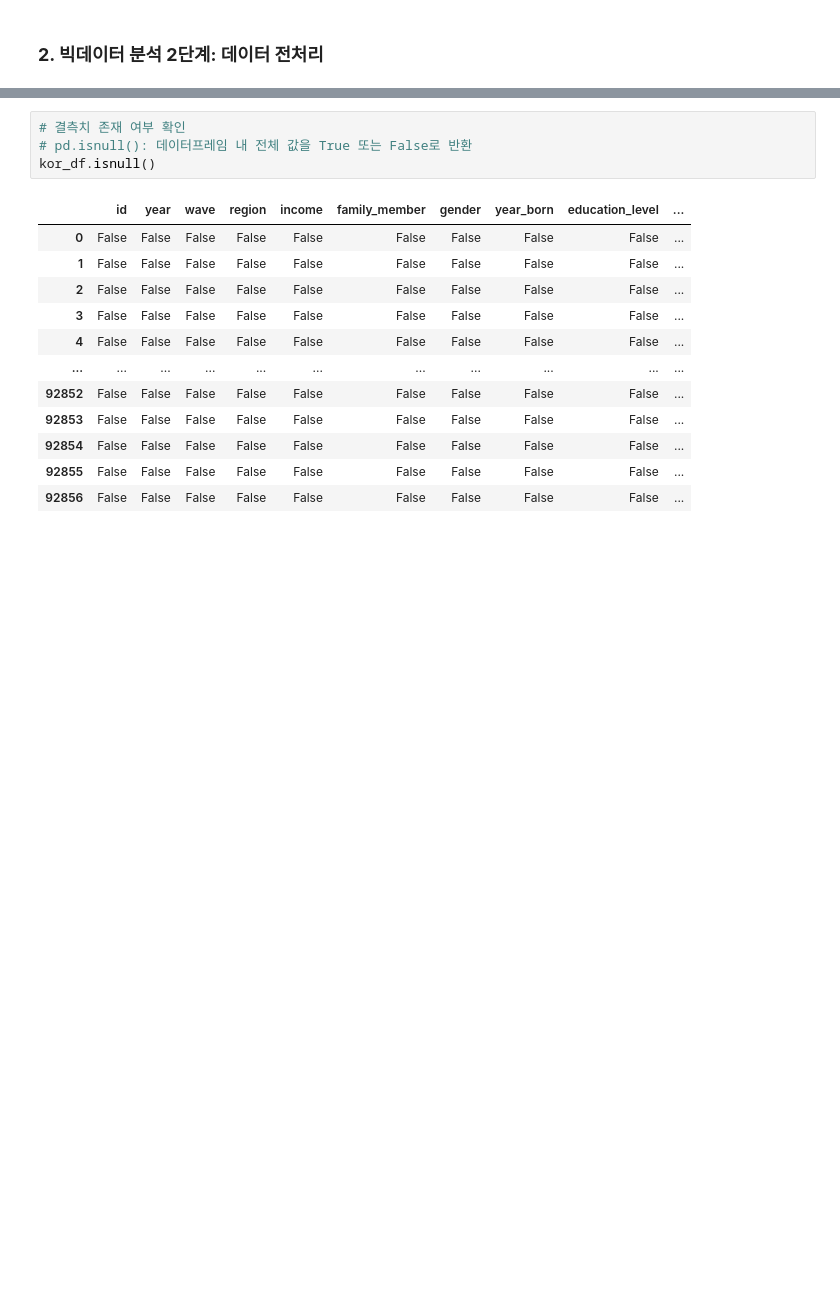
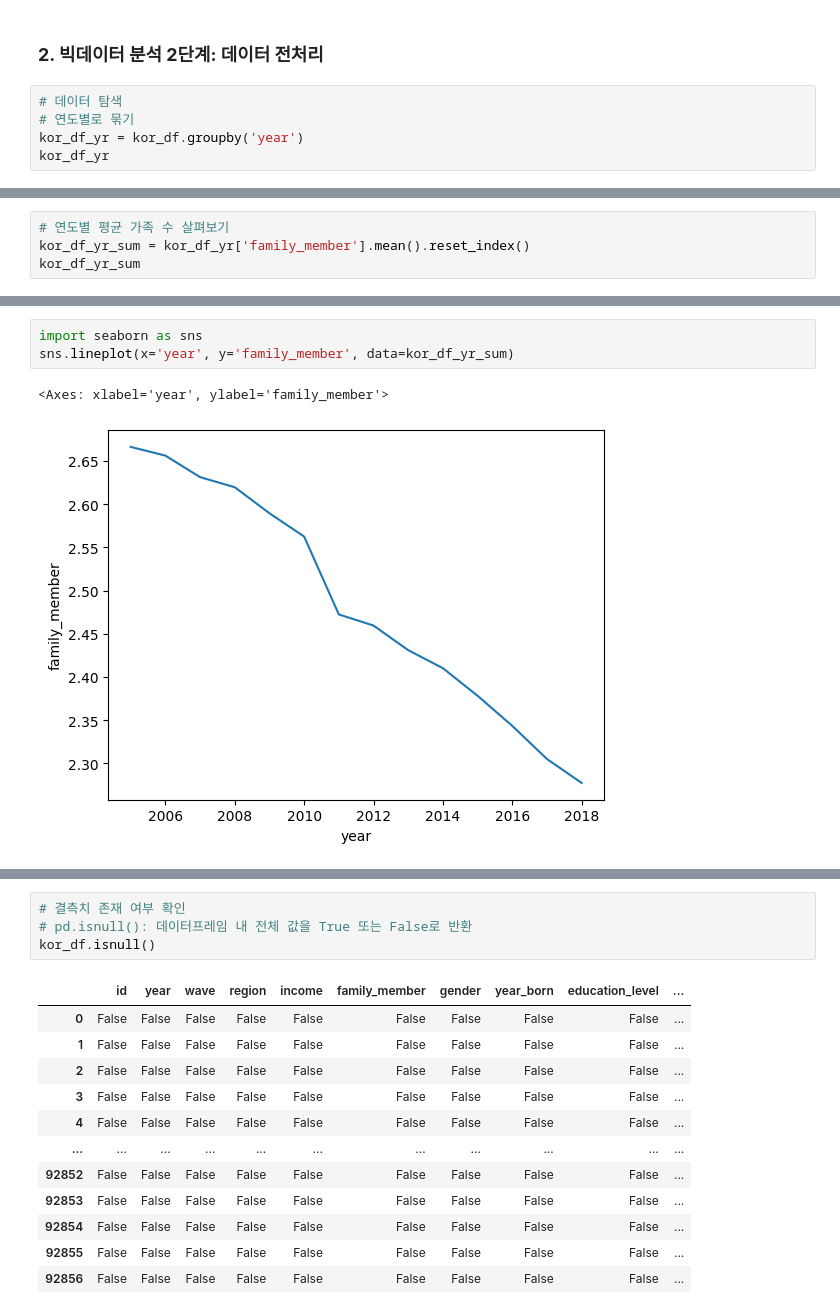
Before and after one commit to awekim/LEC_CoWeekBigData_2023, a Jupyter notebook: CoWeek_PythonBigData_2023.ipynb, the cells around one changed output, grey strips where cells are left out. Saved outputs shown, nothing was run; the diff lists cells and outputs as text; blank space fills up the shorter version.

```diff
--- a/CoWeek_PythonBigData_2023.ipynb
+++ b/CoWeek_PythonBigData_2023.ipynb
@@ -175,2 +177,7 @@ Index(['id', 'year', 'wave', 'region', 'income', 'family_member', 'gender',
 # %% [markdown]
 ### **2. 빅데이터 분석 2단계: 데이터 전처리**
+# %%
+# 데이터 탐색
+# 연도별로 묶기
+kor_df_yr = kor_df.groupby('year')
+kor_df_yr
@@ -176,0 +223,4 @@ Index(['id', 'year', 'wave', 'region', 'income', 'family_member', 'gender',
+# %%
+# 연도별 평균 가족 수 살펴보기
+kor_df_yr_sum = kor_df_yr['family_member'].mean().reset_index()
+kor_df_yr_sum
@@ -176,0 +243,6 @@ Index(['id', 'year', 'wave', 'region', 'income', 'family_member', 'gender',
+# %%
+import seaborn as sns
+sns.lineplot(x='year', y='family_member', data=kor_df_yr_sum)
+# %% [output]
+<Axes: xlabel='year', ylabel='family_member'>
+[figure, added]
```
Also changed, not shown: parts of 10 cells of this notebook, 2 other files.
